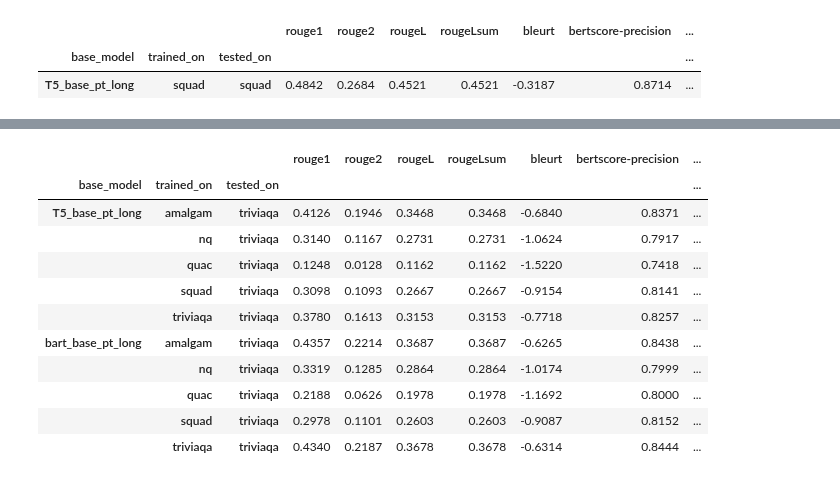
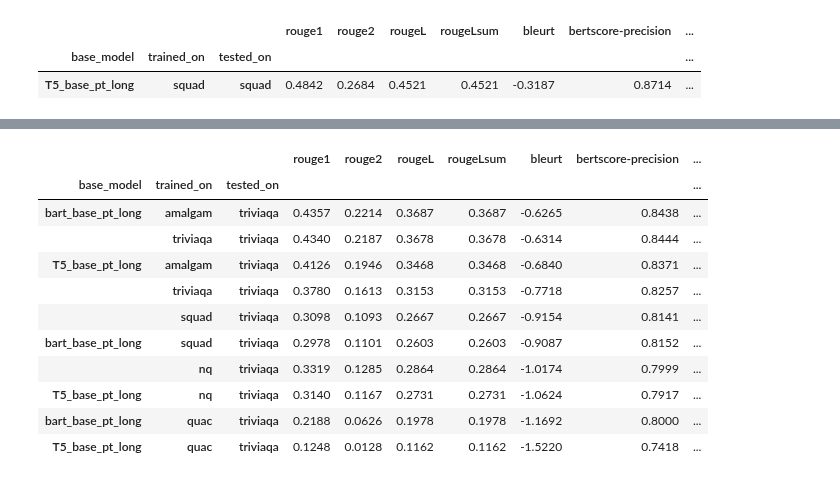
Before and after one commit to jeanlucjackson/w266_NLP_final_project, a Jupyter notebook: code/sandboxes/RR/rr_evaluation_sandbox.ipynb, the cells around one changed output, grey strips where cells are left out. Cells and saved outputs as stored; diff of their text form; code cells hidden in the pictures.

```diff
--- a/code/sandboxes/RR/rr_evaluation_sandbox.ipynb
+++ b/code/sandboxes/RR/rr_evaluation_sandbox.ipynb
@@ -9,8 +9,8 @@ drive.mount('/content/drive')
 # %% [output]
 Mounted at /content/drive
 # %%
-inference_root = "/content/drive/MyDrive/w266 NLP Final Project/Predictions/"
-filename = inference_root + "evaluation_database.json"
+evaluation_root = "/content/drive/MyDrive/w266 NLP Final Project/Evaluation/"
+filename = evaluation_root + "evaluation_database.json"
 
 # Read JSON into dataframe
 evaluation_db_df = pd.read_json(filename)
@@ -81,15 +81,15 @@ evaluation_db_df[evaluation_db_df['tested_on'] == 'squad'].groupby(['base_model'
 # %%
-evaluation_db_df[evaluation_db_df['tested_on'] == 'triviaqa'].groupby(['base_model', 'trained_on', 'tested_on']).mean()
+evaluation_db_df[evaluation_db_df['tested_on'] == 'triviaqa'].groupby(['base_model', 'trained_on', 'tested_on']).mean().sort_values(by=['bertscore-f1'], ascending=False)
 # %% [output]
 |  |  |  | rouge1 | rouge2 | rougeL | rougeLsum | bleurt | bertscore-precision | ... |
 | base_model | trained_on | tested_on |  |  |  |  |  |  | ... |
+| bart_base_pt_long | amalgam | triviaqa | 0.4357 | 0.2214 | 0.3687 | 0.3687 | -0.6265 | 0.8438 | ... |
+|  | triviaqa | triviaqa | 0.4340 | 0.2187 | 0.3678 | 0.3678 | -0.6314 | 0.8444 | ... |
 | T5_base_pt_long | amalgam | triviaqa | 0.4126 | 0.1946 | 0.3468 | 0.3468 | -0.6840 | 0.8371 | ... |
-|  | nq | triviaqa | 0.3140 | 0.1167 | 0.2731 | 0.2731 | -1.0624 | 0.7917 | ... |
-|  | quac | triviaqa | 0.1248 | 0.0128 | 0.1162 | 0.1162 | -1.5220 | 0.7418 | ... |
+|  | triviaqa | triviaqa | 0.3780 | 0.1613 | 0.3153 | 0.3153 | -0.7718 | 0.8257 | ... |
 |  | squad | triviaqa | 0.3098 | 0.1093 | 0.2667 | 0.2667 | -0.9154 | 0.8141 | ... |
-|  | triviaqa | triviaqa | 0.3780 | 0.1613 | 0.3153 | 0.3153 | -0.7718 | 0.8257 | ... |
-| bart_base_pt_long | amalgam | triviaqa | 0.4357 | 0.2214 | 0.3687 | 0.3687 | -0.6265 | 0.8438 | ... |
+| bart_base_pt_long | squad | triviaqa | 0.2978 | 0.1101 | 0.2603 | 0.2603 | -0.9087 | 0.8152 | ... |
 |  | nq | triviaqa | 0.3319 | 0.1285 | 0.2864 | 0.2864 | -1.0174 | 0.7999 | ... |
-|  | quac | triviaqa | 0.2188 | 0.0626 | 0.1978 | 0.1978 | -1.1692 | 0.8000 | ... |
-|  | squad | triviaqa | 0.2978 | 0.1101 | 0.2603 | 0.2603 | -0.9087 | 0.8152 | ... |
-|  | triviaqa | triviaqa | 0.4340 | 0.2187 | 0.3678 | 0.3678 | -0.6314 | 0.8444 | ... |
+| T5_base_pt_long | nq | triviaqa | 0.3140 | 0.1167 | 0.2731 | 0.2731 | -1.0624 | 0.7917 | ... |
+| bart_base_pt_long | quac | triviaqa | 0.2188 | 0.0626 | 0.1978 | 0.1978 | -1.1692 | 0.8000 | ... |
+| T5_base_pt_long | quac | triviaqa | 0.1248 | 0.0128 | 0.1162 | 0.1162 | -1.5220 | 0.7418 | ... |
```
Also changed, not shown: parts of 3 cells of this notebook.
